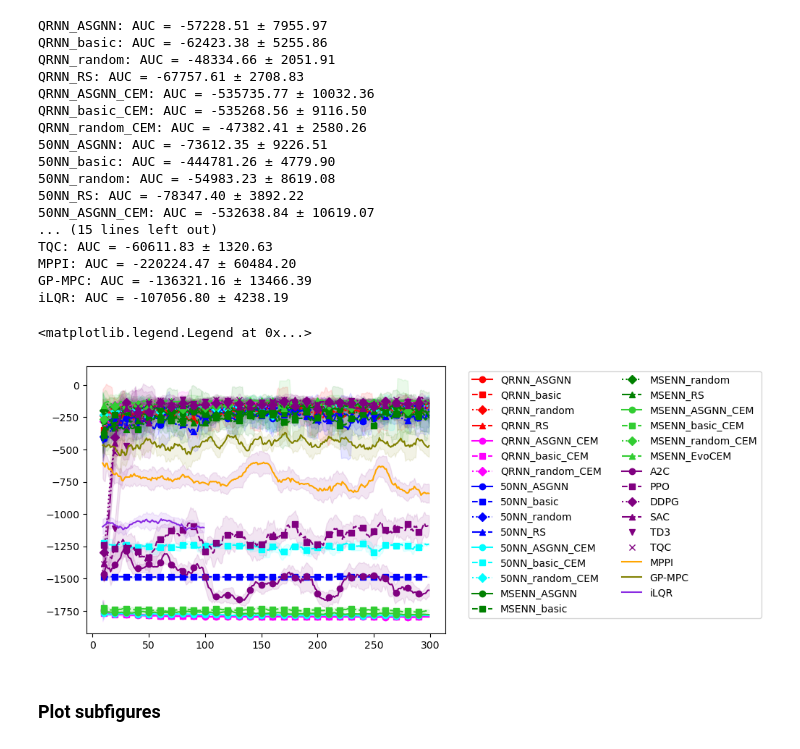
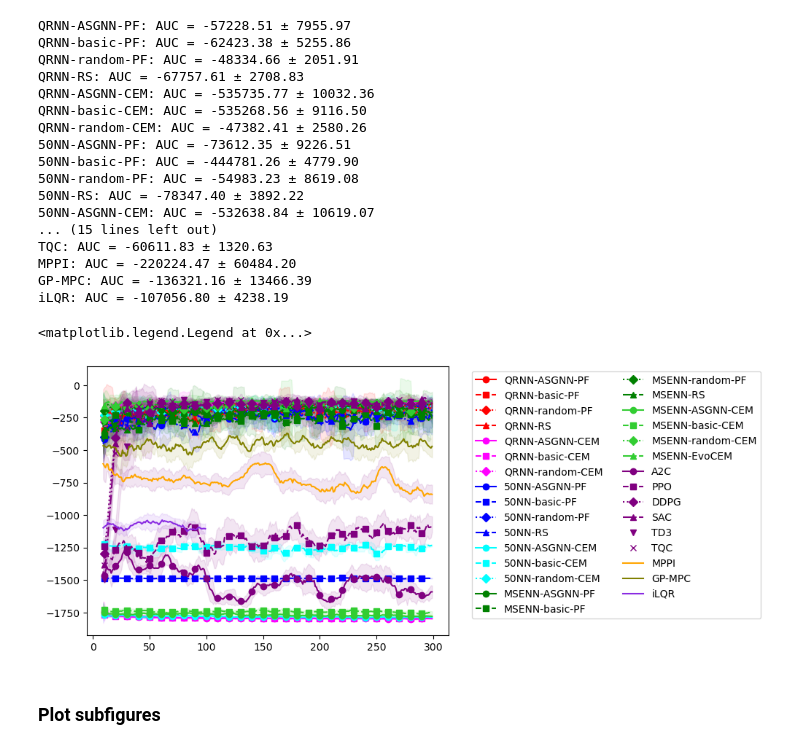
Before and after one commit to nicolasleblanc-poly/QRNN-MPC, a Jupyter notebook: Pendulum_analysis.ipynb, the cells around one changed output. Cells and saved outputs as stored; diff of their text form; code cells hidden in the pictures.

```diff
--- a/Pendulum_analysis.ipynb
+++ b/Pendulum_analysis.ipynb
@@ -27,10 +27,10 @@ def compute_auc_and_std(data, nb_episodes):
 # %%
 base_path = f"C:\\Users\\nicle\\Desktop\\QRNN-MPC\\Files\\Results\\{prob}"
 # %%
-QRNN = {'QRNN_ASGNN': f'{base_path}\\{prob}_MPC_QRNN_ASGNN_mid_May6.npz',
-    'QRNN_basic': f'{base_path}\\{prob}_MPC_QRNN_basic_mid_May6.npz',
-    'QRNN_random': f'{base_path}\\{prob}_MPC_QRNN_random_mid_May6.npz',
-    'QRNN_RS': f'{base_path}\\{prob}_RS_mid_QRNN_May6.npz',}
+QRNN = {'QRNN-ASGNN-PF': f'{base_path}\\{prob}_MPC_QRNN_ASGNN_mid_May6.npz',
+    'QRNN-basic-PF': f'{base_path}\\{prob}_MPC_QRNN_basic_mid_May6.npz',
+    'QRNN-random-PF': f'{base_path}\\{prob}_MPC_QRNN_random_mid_May6.npz',
+    'QRNN-RS': f'{base_path}\\{prob}_RS_mid_QRNN_May6.npz',}
 color = 'red'
 # Assign markers and linestyles to sub-methods
 markers = ['o', 's', 'D', '^', 'v', 'x', '*']  # Add more if needed
@@ -68,9 +68,9 @@ for label, filepath in QRNN.items():
     it += 1
 plt.legend(bbox_to_anchor=(1.05, 1), loc='upper left')
 
-QRNN_CEM = {'QRNN_ASGNN_CEM': f'{base_path}\\{prob}_MPC_QRNN_ASGNN_mid_May6_CEM.npz',
-    'QRNN_basic_CEM': f'{base_path}\\{prob}_MPC_QRNN_basic_mid_May6_CEM.npz',
-    'QRNN_random_CEM': f'{base_path}\\{prob}_MPC_QRNN_random_mid_May6_CEM.npz',
+QRNN_CEM = {'QRNN-ASGNN-CEM': f'{base_path}\\{prob}_MPC_QRNN_ASGNN_mid_May6_CEM.npz',
+    'QRNN-basic-CEM': f'{base_path}\\{prob}_MPC_QRNN_basic_mid_May6_CEM.npz',
+    'QRNN-random-CEM': f'{base_path}\\{prob}_MPC_QRNN_random_mid_May6_CEM.npz',
     # 'QRNN_EvoCEM': f"C:\\Users\\nicle\\Desktop\\QRNN-MPC\\{prob}_MPC_QRNN_EvoCEM_mid_May6_EvoCEM.npz",
     }
 color = 'magenta'
@@ -111,10 +111,10 @@ for label, filepath in QRNN_CEM.items():
 plt.legend(bbox_to_anchor=(1.05, 1), loc='upper left')
 
 # ####################################################
-FiftyNN = {'50NN_ASGNN': f'{base_path}\\{prob}_MPC_50NN_ASGNN_mid_May6.npz',
-    '50NN_basic': f'{base_path}\\{prob}_MPC_50NN_basic_mid_May6.npz',
-    '50NN_random': f'{base_path}\\{prob}_MPC_50NN_random_mid_May6.npz',
-    '50NN_RS': f'{base_path}\\{prob}_RS_mid_50NN_May6.npz',}
+FiftyNN = {'50NN-ASGNN-PF': f'{base_path}\\{prob}_MPC_50NN_ASGNN_mid_May6.npz',
+    '50NN-basic-PF': f'{base_path}\\{prob}_MPC_50NN_basic_mid_May6.npz',
+    '50NN-random-PF': f'{base_path}\\{prob}_MPC_50NN_random_mid_May6.npz',
+    '50NN-RS': f'{base_path}\\{prob}_RS_mid_50NN_May6.npz',}
 color = 'blue'
 # Assign markers and linestyles to sub-methods
 markers = ['o', 's', 'D', '^', 'v', 'x', '*']  # Add more if needed
@@ -152,9 +152,9 @@ for label, filepath in FiftyNN.items():
     it += 1
 plt.legend(bbox_to_anchor=(1.05, 1), loc='upper left')
 
-FiftyNN_CEM = {'50NN_ASGNN_CEM': f'{base_path}\\{prob}_MPC_50NN_ASGNN_mid_May6_CEM.npz',
-    '50NN_basic_CEM': f'{base_path}\\{prob}_MPC_50NN_basic_mid_May6_CEM.npz',
-    '50NN_random_CEM': f'{base_path}\\{prob}_MPC_50NN_random_mid_May6_CEM.npz',
+FiftyNN_CEM = {'50NN-ASGNN-CEM': f'{base_path}\\{prob}_MPC_50NN_ASGNN_mid_May6_CEM.npz',
+    '50NN-basic-CEM': f'{base_path}\\{prob}_MPC_50NN_basic_mid_May6_CEM.npz',
+    '50NN-random-CEM': f'{base_path}\\{prob}_MPC_50NN_random_mid_May6_CEM.npz',
     # '50NN_EvoCEM': f"C:\\Users\\nicle\\Desktop\\QRNN-MPC\\{prob}_MPC_50NN_EvoCEM_mid_May6_EvoCEM.npz",
 }
 color = 'aqua'
@@ -196,10 +196,10 @@ plt.legend(bbox_to_anchor=(1.05, 1), loc='upper left')
 
 
 # ####################################################
-MSENN = {'MSENN_ASGNN': f'{base_path}\\{prob}_MPC_MSENN_ASGNN_mid_May6.npz',
-    'MSENN_basic': f'{base_path}\\{prob}_MPC_MSENN_basic_mid_May6.npz',
-    'MSENN_random': f'{base_path}\\{prob}_MPC_MSENN_random_mid_May6.npz',
-    'MSENN_RS': f'{base_path}\\{prob}_RS_mid_MSENN_May6.npz',}
+MSENN = {'MSENN-ASGNN-PF': f'{base_path}\\{prob}_MPC_MSENN_ASGNN_mid_May6.npz',
+    'MSENN-basic-PF': f'{base_path}\\{prob}_MPC_MSENN_basic_mid_May6.npz',
+    'MSENN-random-PF': f'{base_path}\\{prob}_MPC_MSENN_random_mid_May6.npz',
+    'MSENN-RS': f'{base_path}\\{prob}_RS_mid_MSENN_May6.npz',}
 color = 'green'
 # Assign markers and linestyles to sub-methods
 markers = ['o', 's', 'D', '^', 'v', 'x', '*']  # Add more if needed
@@ -237,10 +237,10 @@ for label, filepath in MSENN.items():
     it += 1
 plt.legend(bbox_to_anchor=(1.05, 1), loc='upper left')
 
-MSENN_CEM = {'MSENN_ASGNN_CEM': f'{base_path}\\{prob}_MPC_MSENN_ASGNN_mid_May6_CEM.npz',
-    'MSENN_basic_CEM': f'{base_path}\\{prob}_MPC_MSENN_basic_mid_May6_CEM.npz',
-    'MSENN_random_CEM': f'{base_path}\\{prob}_MPC_MSENN_random_mid_May6_CEM.npz',
-    'MSENN_EvoCEM': f"{base_path}\\{prob}_MPC_MSENN_EvoCEM_mid_May6_EvoCEM.npz",}
+MSENN_CEM = {'MSENN-ASGNN-CEM': f'{base_path}\\{prob}_MPC_MSENN_ASGNN_mid_May6_CEM.npz',
+    'MSENN-basic-CEM': f'{base_path}\\{prob}_MPC_MSENN_basic_mid_May6_CEM.npz',
+    'MSENN-random-CEM': f'{base_path}\\{prob}_MPC_MSENN_random_mid_May6_CEM.npz',
+    'MSENN-EvoCEM': f"{base_path}\\{prob}_MPC_MSENN_EvoCEM_mid_May6_EvoCEM.npz",}
 color = 'limegreen'
 # Assign markers and linestyles to sub-methods
 markers = ['o', 's', 'D', '^', 'v', 'x', '*']  # Add more if needed
@@ -373,7 +373,7 @@ for label, filepath in RL_methods.items():
 
 ########################
 Control_methods = {'MPPI': f'C:\\Users\\nicle\\Desktop\\QRNN-MPC\\MPPI\\{prob_RL}_MPPI_results.npz',
-    'GPMPC': f'C:\\Users\\nicle\\Desktop\\QRNN-MPC\\GP_MPC\\{prob_RL}_GP-MPC_results_old.npz',
+    'GP-MPC': f'C:\\Users\\nicle\\Desktop\\QRNN-MPC\\GP_MPC\\{prob_RL}_GP-MPC_results_old.npz',
     'iLQR': f'C:\\Users\\nicle\\Desktop\\QRNN-MPC\\ilqr_s\\{prob_RL}_iLQR_results.npz',
     # 'iLQR': f'C:\\Users\\nicle\\Desktop\\QRNN-MPC\\ilqr\\{prob_RL}_iLQR_results.npz',
     # 'PETSCEM': f'C:\\Users\\nicle\\Desktop\\QRNN-MPC\\sb3\\CartPole_PPO_results.npz',
@@ -401,7 +401,7 @@ smoothed_std_MPPI = pd.Series(std_returns_MPPI).rolling(window=window_size).std(
 auc_mean, auc_std = compute_auc_and_std(MPPI_data, nb_episodes)
 print(f"MPPI: AUC = {auc_mean:.2f} ± {auc_std:.2f}")
 
-GPMPC_data = np.load(Control_methods['GPMPC'])
+GPMPC_data = np.load(Control_methods['GP-MPC'])
 mean_returns_GPMPC = GPMPC_data['mean_rewards']
 std_returns_GPMPC = GPMPC_data['std_rewards']
 # Smooth the data
@@ -430,46 +430,46 @@ print(f"iLQR: AUC = {auc_mean:.2f} ± {auc_std:.2f}")
 
 plt.plot(smoothed_mean_MPPI, label='MPPI', color='orange')
 plt.fill_between(range(len(smoothed_mean_MPPI)),
                  smoothed_mean_MPPI - smoothed_std_MPPI,
                  smoothed_mean_MPPI + smoothed_std_MPPI,
                  color='purple', alpha=0.1)
 plt.plot(smoothed_mean_GPMPC, label='GP-MPC', color=color_GPMPC)
 plt.fill_between(range(len(smoothed_mean_GPMPC)),
                  smoothed_mean_GPMPC - smoothed_std_GPMPC,
                  smoothed_mean_GPMPC + smoothed_std_GPMPC,
                  color=color_GPMPC, alpha=0.1)
 plt.plot(smoothed_mean_iLQR, label='iLQR', color=color_iLQR)
 plt.fill_between(range(len(smoothed_mean_iLQR)),
                  smoothed_mean_iLQR - smoothed_std_iLQR,
                  smoothed_mean_iLQR + smoothed_std_iLQR,
                  color=color_iLQR, alpha=0.1)
 # plt.plot(smoothed_mean_PETSCEM, label='PETSCEM', color=color_PETSCEM)
 # plt.fill_between(range(len(smoothed_mean_PETSCEM)),
 #                  smoothed_mean_PETSCEM - smoothed_std_PETSCEM,
 #                  smoothed_mean_PETSCEM + smoothed_std_PETSCEM,
 #                  color=color_PETSCEM, alpha=0.1)
 
 plt.legend(bbox_to_anchor=(1.05, 1), loc='upper left',ncol=2)
 # %% [output]
-QRNN_ASGNN: AUC = -57228.51 ± 7955.97
-QRNN_basic: AUC = -62423.38 ± 5255.86
-QRNN_random: AUC = -48334.66 ± 2051.91
-QRNN_RS: AUC = -67757.61 ± 2708.83
-QRNN_ASGNN_CEM: AUC = -535735.77 ± 10032.36
-QRNN_basic_CEM: AUC = -535268.56 ± 9116.50
-QRNN_random_CEM: AUC = -47382.41 ± 2580.26
-50NN_ASGNN: AUC = -73612.35 ± 9226.51
-50NN_basic: AUC = -444781.26 ± 4779.90
-50NN_random: AUC = -54983.23 ± 8619.08
-50NN_RS: AUC = -78347.40 ± 3892.22
-50NN_ASGNN_CEM: AUC = -532638.84 ± 10619.07
+QRNN-ASGNN-PF: AUC = -57228.51 ± 7955.97
+QRNN-basic-PF: AUC = -62423.38 ± 5255.86
+QRNN-random-PF: AUC = -48334.66 ± 2051.91
+QRNN-RS: AUC = -67757.61 ± 2708.83
+QRNN-ASGNN-CEM: AUC = -535735.77 ± 10032.36
+QRNN-basic-CEM: AUC = -535268.56 ± 9116.50
+QRNN-random-CEM: AUC = -47382.41 ± 2580.26
+50NN-ASGNN-PF: AUC = -73612.35 ± 9226.51
+50NN-basic-PF: AUC = -444781.26 ± 4779.90
+50NN-random-PF: AUC = -54983.23 ± 8619.08
+50NN-RS: AUC = -78347.40 ± 3892.22
+50NN-ASGNN-CEM: AUC = -532638.84 ± 10619.07
 ... (15 lines left out)
 TQC: AUC = -60611.83 ± 1320.63
 MPPI: AUC = -220224.47 ± 60484.20
 GP-MPC: AUC = -136321.16 ± 13466.39
 iLQR: AUC = -107056.80 ± 4238.19
 <matplotlib.legend.Legend at 0x...>
-[figure, old version]
+[figure, new version]
 # %% [markdown]
 ### Plot subfigures
 # %%
```
Also changed, not shown: parts of 1 cell of this notebook, 37 other files.
